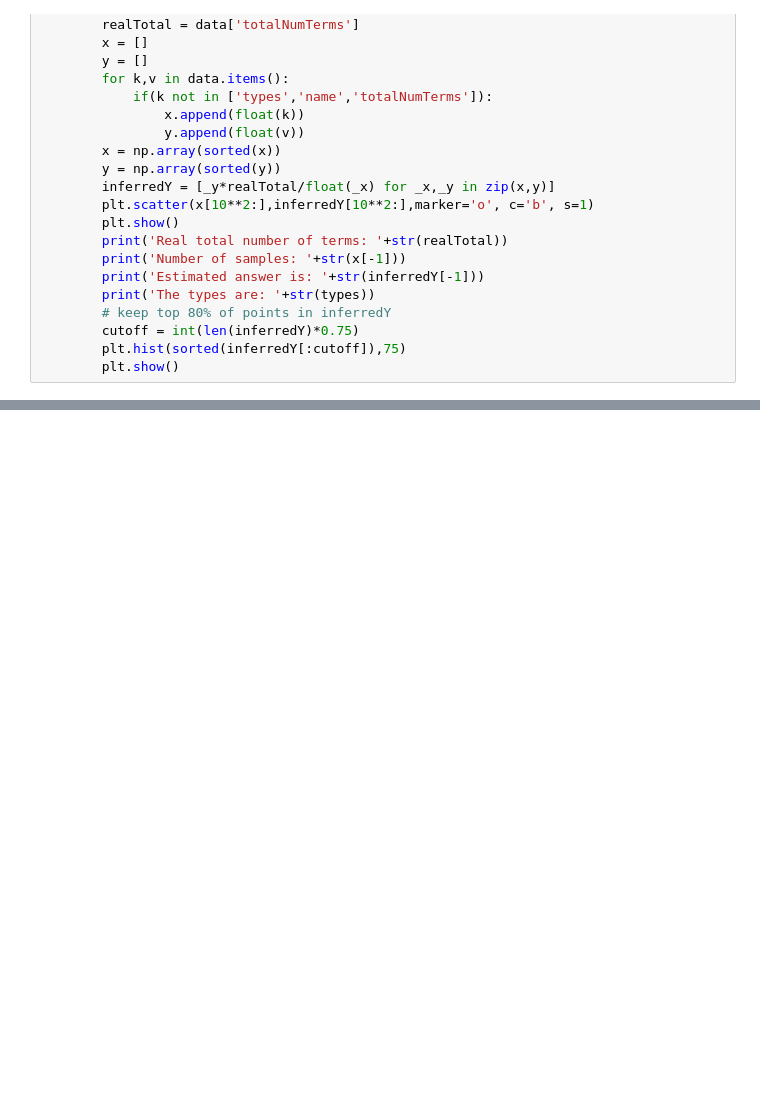
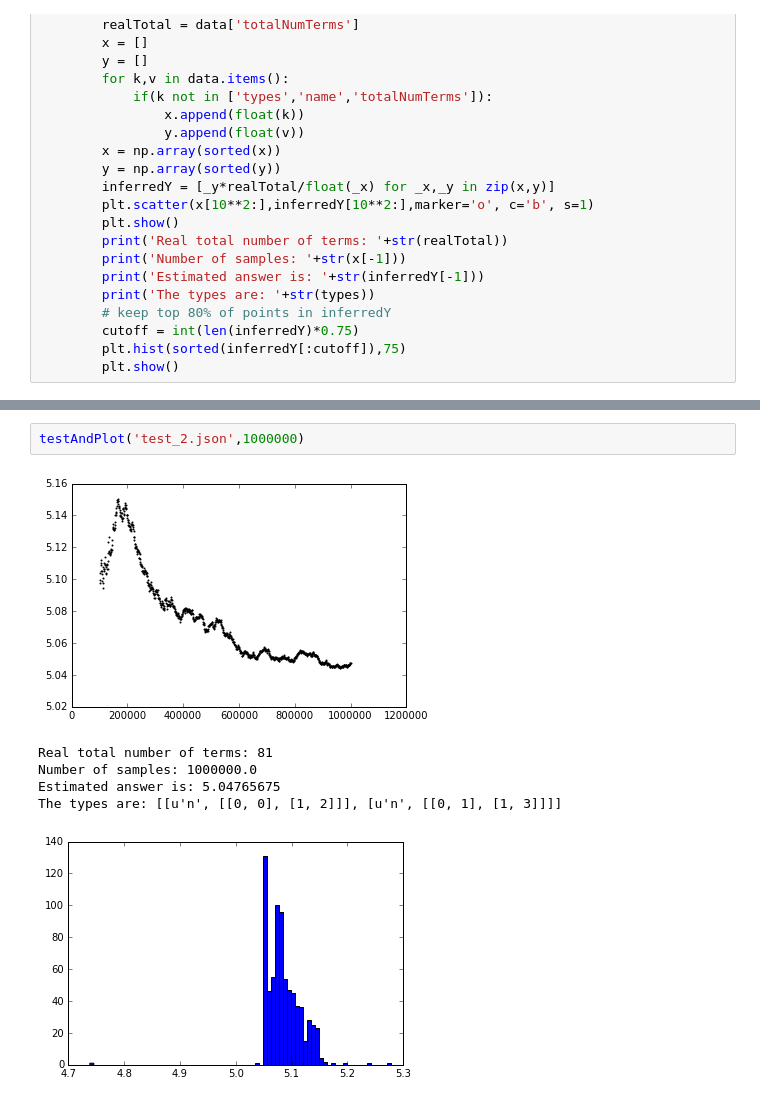
Before and after one commit to EddieCunningham/IP, a Jupyter notebook: Untitled.ipynb, the cells around one changed output, grey strips where cells are left out. Cells and saved outputs as stored; diff of their text form; blank space fills up the shorter version.

```diff
--- a/Untitled.ipynb
+++ b/Untitled.ipynb
@@ -40 +51,10 @@ ipStochastic.getSumForFile('test_3.json',1000,40000000)
+# %%
+testAndPlot('test_2.json',1000000)
+# %% [output]
+[figure, added]
+Real total number of terms: 81
+Number of samples: 1000000.0
+Estimated answer is: 5.04765675
+The types are: [[u'n', [[0, 0], [1, 2]]], [u'n', [[0, 1], [1, 3]]]]
+[figure, added]
 # %%
```
Also changed, not shown: parts of 5 cells of this notebook, 4 other files.
